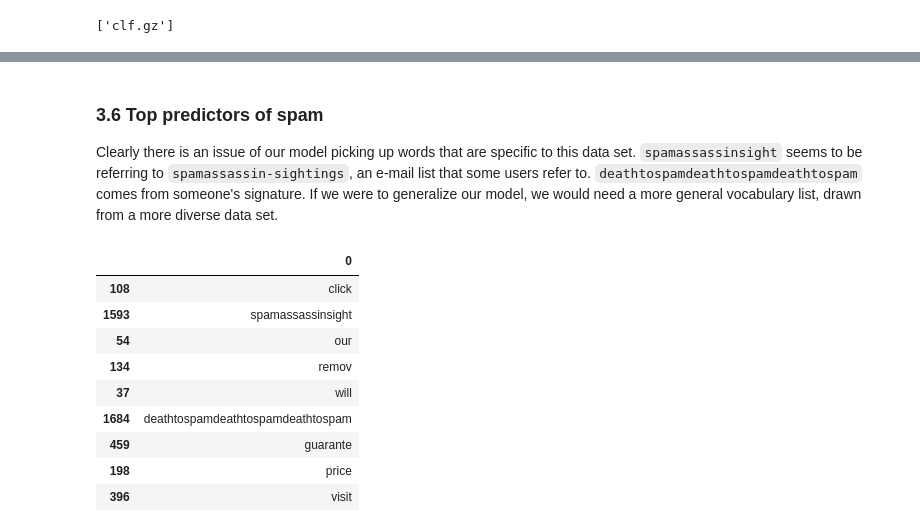
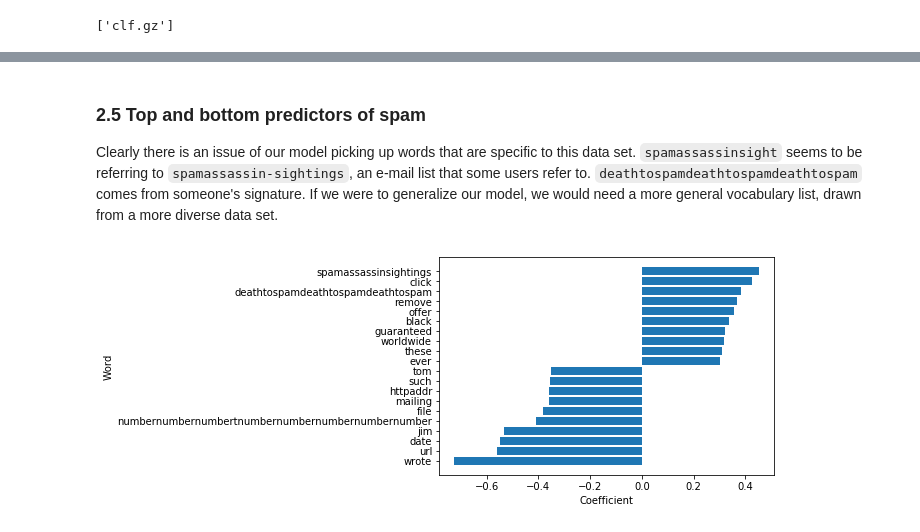
Before and after one commit to wesbarnett/spam-or-ham, a Jupyter notebook: Spam or Ham.ipynb, the cells around one changed output, grey strips where cells are left out. Cells and saved outputs as stored; diff of their text form; code cells hidden in the pictures.

```diff
--- a/Spam or Ham.ipynb
+++ b/Spam or Ham.ipynb
@@ -245,21 +187,27 @@ Test accuracy: 0.905
 # %% [markdown]
-### 3.6 Top predictors of spam
+### 2.5 Top and bottom predictors of spam
 
 Clearly there is an issue of our model picking up words that are specific to this data set. `spamassassinsight` seems to be referring to `spamassassin-sightings`, an e-mail list that some users refer to. `deathtospamdeathtospamdeathtospam` comes from someone's signature. If we were to generalize our model, we would need a more general vocabulary list, drawn from a more diverse data set.
-# %%
-# Sort the weights (coefficients) in *ascending* order
-sorted_coef = np.argsort(clf.best_estimator_.coef_)[0]
-# Find out the top predictors using the index of the weights
-df_vocab = joblib.load('df_vocab.gz')
-df_vocab.iloc[sorted_coef[-1:-10:-1]]
-# %% [output]
-|  | 0 |
-| 108 | click |
-| 1593 | spamassassinsight |
-| 54 | our |
-| 134 | remov |
-| 37 | will |
-| 1684 | deathtospamdeathtospamdeathtospam |
-| 459 | guarante |
-| 198 | price |
-| 396 | visit |
+# %%
+def plot_top_bot(coef, names, n=10):
+    coef_argsorted = np.argsort(coef)
+    feature_names_array = np.array(names)
+    words = []
+    values = []
+    for i in range(0,n):
+        words.append(names[coef_argsorted[i]])
+        values.append(coef[coef_argsorted[i]])
+
+    for i in range(-n,0):
+        words.append(names[coef_argsorted[i]])
+        values.append(coef[coef_argsorted[i]])
+    y = np.arange(n*2)
+    plt.barh(y, values)
+    plt.yticks(y, words)
+    plt.xlabel('Coefficient')
+    plt.ylabel('Word')
+    plt.show()
+
+plot_top_bot(clf.best_estimator_.coef_.toarray()[0], vect.get_feature_names())
+# %% [output]
+[figure, added]
```
Also changed, not shown: parts of 45 cells of this notebook.
